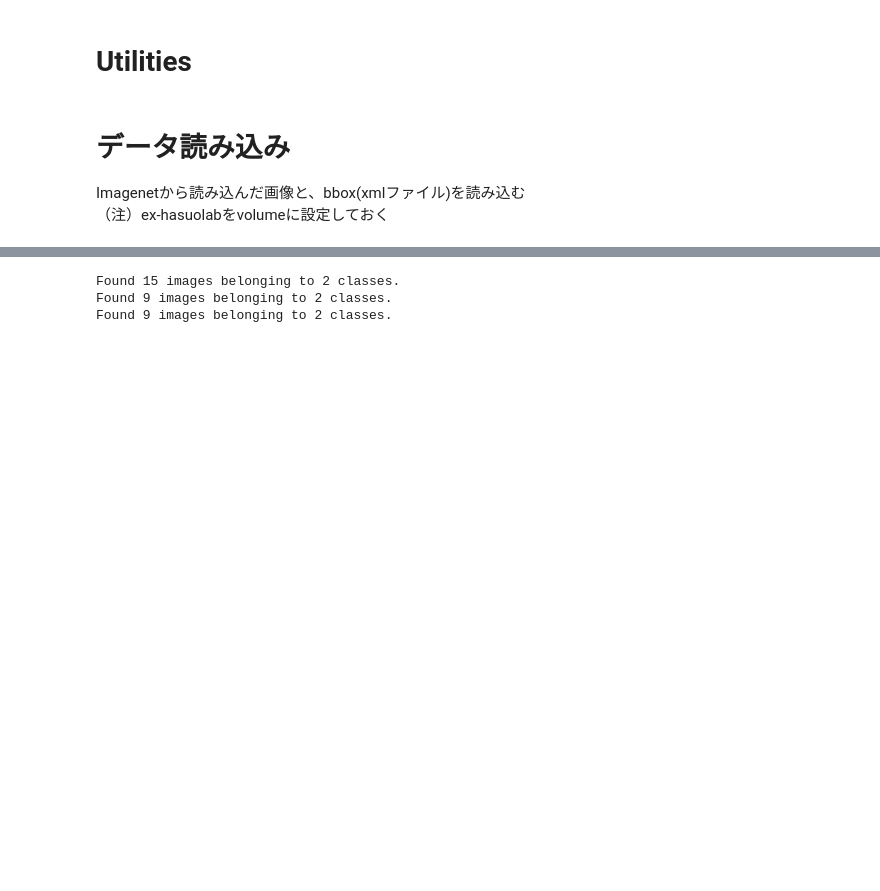
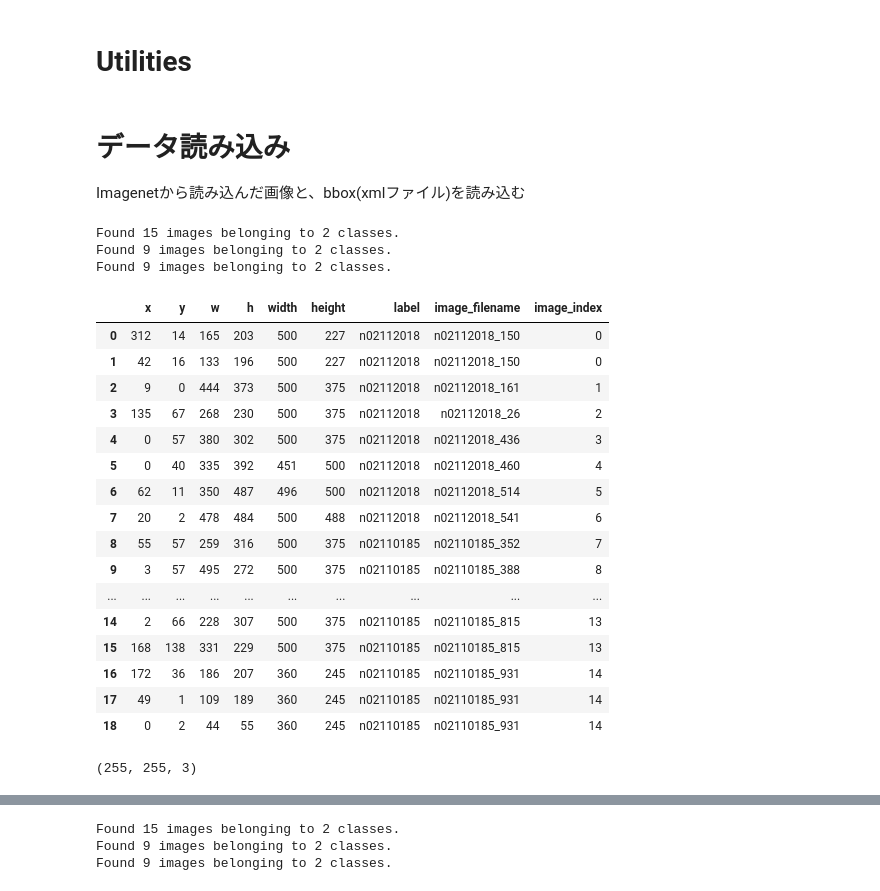
Before and after one commit to ex-hasuolab/class-activation-map, a Jupyter notebook: notebooks/dog_detection/dog_detection_practice.ipynb, the cells around one changed output, grey strips where cells are left out. Drawn from its saved outputs; the diff is of its cells as text; code cells hidden in the pictures; blank space fills up the shorter version.

```diff
--- a/notebooks/dog_detection/dog_detection_practice.ipynb
+++ b/notebooks/dog_detection/dog_detection_practice.ipynb
@@ -120,9 +123,48 @@ def plot_detections(image_np,
 # データ読み込み
 
 Imagenetから読み込んだ画像と、bbox(xmlファイル)を読み込む
-（注）ex-hasuolabをvolumeに設定しておく
 # %%
 # deeplearnng-setデータローダー
 from tools.dataloader import Dataloader
 # XML→BBOXに変換する関数
 from tools.object_detection import xml_to_labels
+# %%
+dataloader_ins = Dataloader()
+resize_shape = (255, 255)
+dataloader_ins.get_image_bbox(train_dir=data_path+'/train',
+                              annotation_dir=data_path+'/annotation',
+                             validation_dir=data_path+'/test',
+                             test_dir=data_path+'/test',
+                             batch_size=4,
+                             test_batch_size=1,
+                             resize_shape=resize_shape,
+                             rescale=1.0/255,
+                             shuffle=True)
+# %% [output]
+Found 15 images belonging to 2 classes.
+Found 9 images belonging to 2 classes.
+Found 9 images belonging to 2 classes.
+# %%
+dataloader_ins.df_bbox_train
+# %% [output]
+|  | x | y | w | h | width | height | label | image_filename | image_index |
+| 0 | 312 | 14 | 165 | 203 | 500 | 227 | n02112018 | n02112018_150 | 0 |
+| 1 | 42 | 16 | 133 | 196 | 500 | 227 | n02112018 | n02112018_150 | 0 |
+| 2 | 9 | 0 | 444 | 373 | 500 | 375 | n02112018 | n02112018_161 | 1 |
+| 3 | 135 | 67 | 268 | 230 | 500 | 375 | n02112018 | n02112018_26 | 2 |
+| 4 | 0 | 57 | 380 | 302 | 500 | 375 | n02112018 | n02112018_436 | 3 |
+| 5 | 0 | 40 | 335 | 392 | 451 | 500 | n02112018 | n02112018_460 | 4 |
+| 6 | 62 | 11 | 350 | 487 | 496 | 500 | n02112018 | n02112018_514 | 5 |
+| 7 | 20 | 2 | 478 | 484 | 500 | 488 | n02112018 | n02112018_541 | 6 |
+| 8 | 55 | 57 | 259 | 316 | 500 | 375 | n02110185 | n02110185_352 | 7 |
+| 9 | 3 | 57 | 495 | 272 | 500 | 375 | n02110185 | n02110185_388 | 8 |
+| ... | ... | ... | ... | ... | ... | ... | ... | ... | ... |
+| 14 | 2 | 66 | 228 | 307 | 500 | 375 | n02110185 | n02110185_815 | 13 |
+| 15 | 168 | 138 | 331 | 229 | 500 | 375 | n02110185 | n02110185_815 | 13 |
+| 16 | 172 | 36 | 186 | 207 | 360 | 245 | n02110185 | n02110185_931 | 14 |
+| 17 | 49 | 1 | 109 | 189 | 360 | 245 | n02110185 | n02110185_931 | 14 |
+| 18 | 0 | 2 | 44 | 55 | 360 | 245 | n02110185 | n02110185_931 | 14 |
+# %%
+dataloader_ins.train_generator.dd
+# %% [output]
+(255, 255, 3)
```
Also changed, not shown: parts of 15 cells of this notebook, 1 other file.
